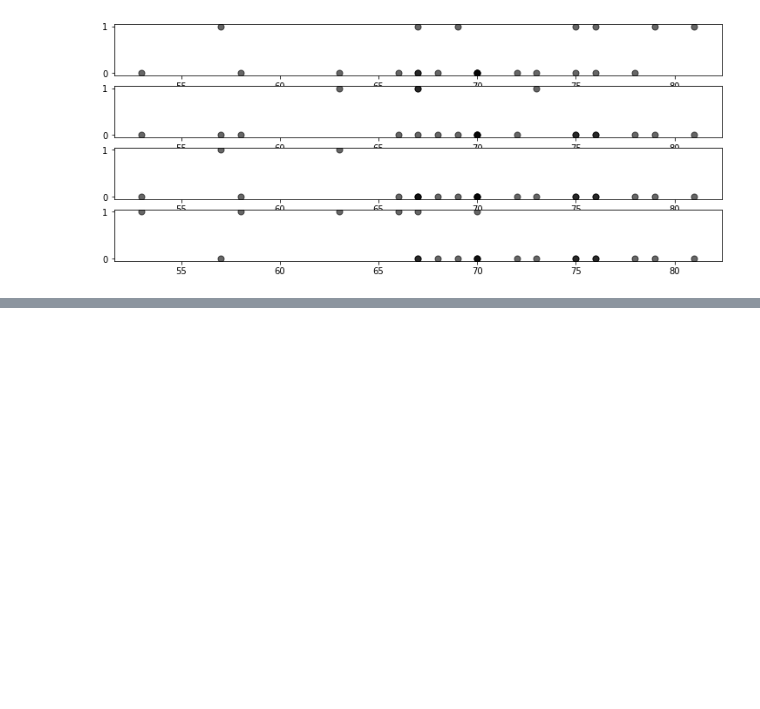
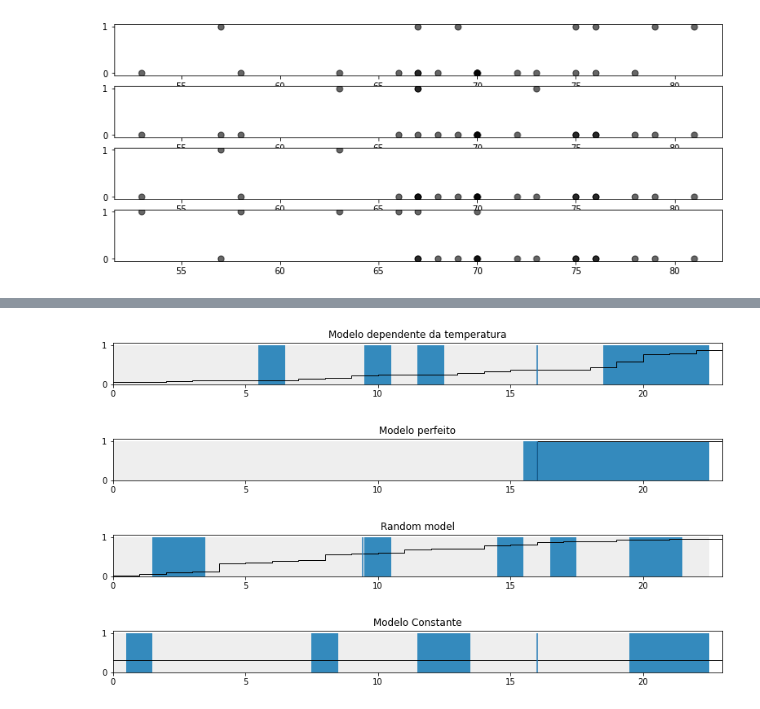
Before and after one commit to jmcabreira-zz/Bayesian-Modeling, a Jupyter notebook: modelagem_de_falha/modelagem de falha .ipynb, the cells around one changed output, grey strips where cells are left out. Drawn from its saved outputs; the diff is of its cells as text; code cells hidden in the pictures; blank space fills up the shorter version.

Commit message:
feat: model evaluation

```diff
--- a/modelagem_de_falha/modelagem de falha .ipynb
+++ b/modelagem_de_falha/modelagem de falha .ipynb
@@ -406,0 +419,26 @@ separation_plot(posterior_probability, D)
+# %%
+figsize(11., 1.25)
+
+# Nosso modelo dep
+separation_plot(posterior_probability, D)
+plt.title("Modelo dependente da temperatura")
+
+# Modelo perfeito - > a probabilidade de defeito é igual se o defeito ocorrer ou não
+p = D
+separation_plot(p, D)
+plt.title("Modelo perfeito")
+
+# predição randômica
+p = np.random.rand(23)
+separation_plot(p, D)
+plt.title("Random model")
+
+# modelo constante
+constant_prob = 7./23*np.ones(23)
+separation_plot(constant_prob, D)
+plt.title("Modelo Constante");
+# %% [output]
+[figure, added]
+[figure, added]
+[figure, added]
+[figure, added]
```
Also changed, not shown: parts of 20 cells of this notebook.
